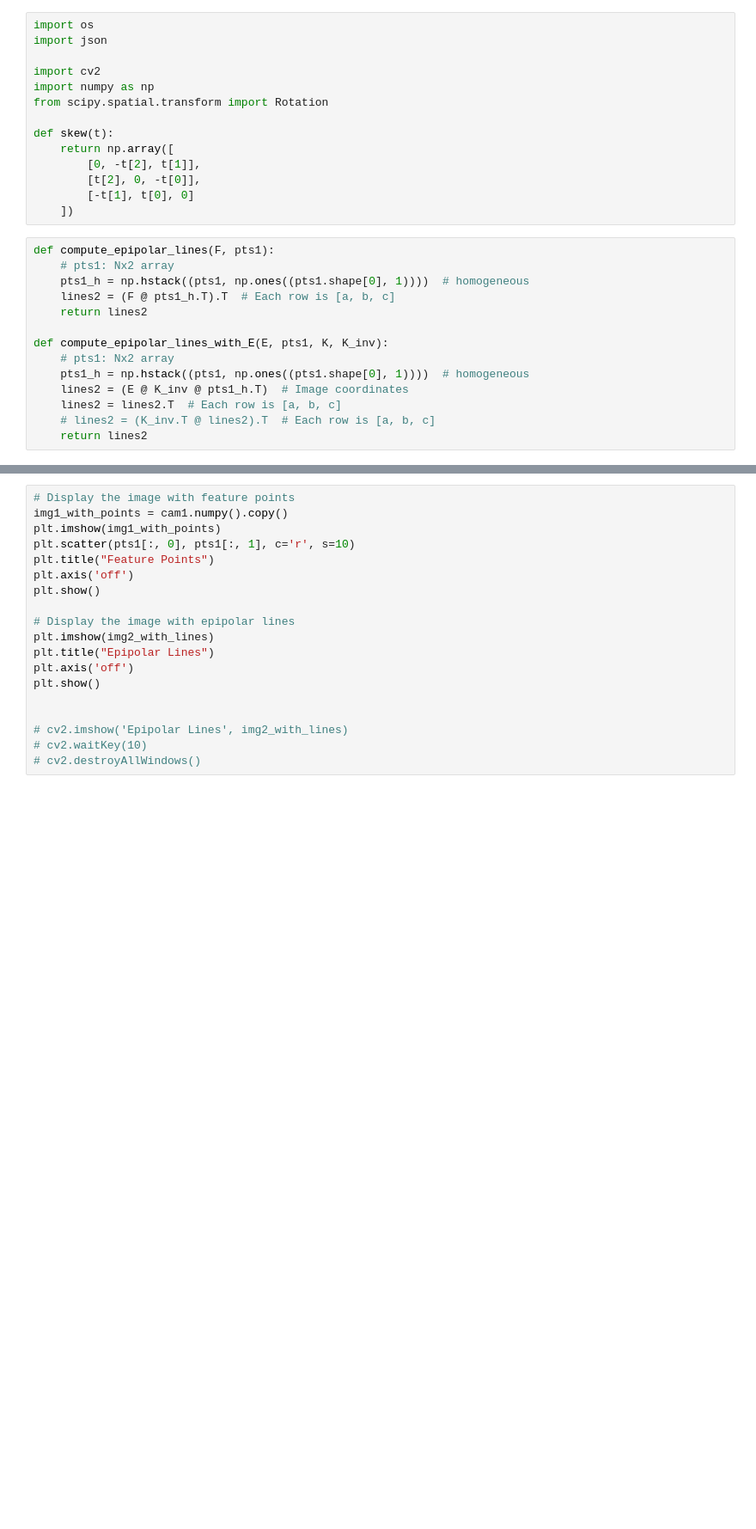
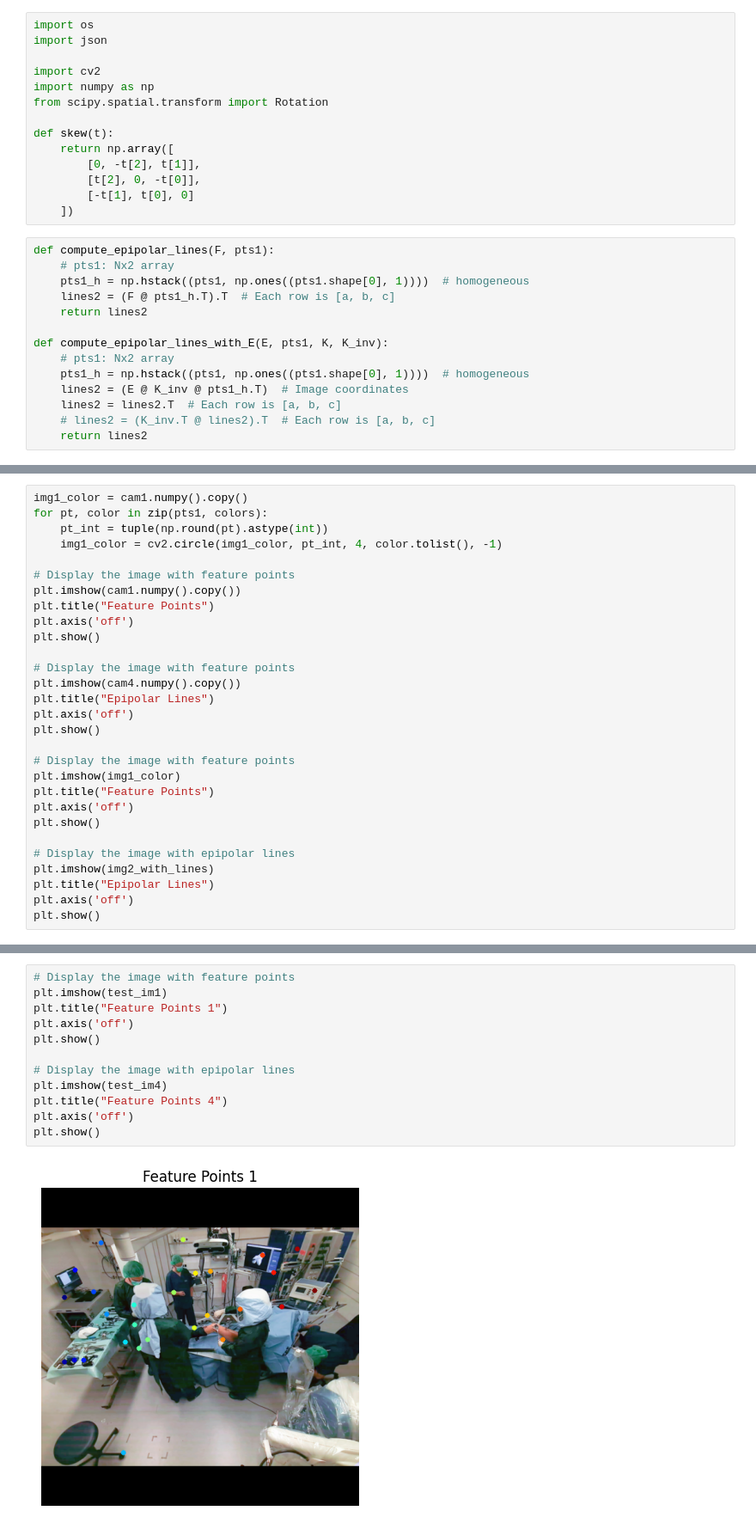
Before and after one commit to ge75xuv/Multiview-Object-Segmentation-with-SAM, a Jupyter notebook: custom_models/epipolar_lines.ipynb, the cells around one changed output, grey strips where cells are left out. Shown at 86% size. Drawn from its saved outputs; the diff is of its cells as text; blank space fills up the shorter version.

```diff
--- a/custom_models/epipolar_lines.ipynb
+++ b/custom_models/epipolar_lines.ipynb
@@ -245,0 +288,29 @@ print(lines2_E)
+# %%
+img1_color = cam1.numpy().copy()
+for pt, color in zip(pts1, colors):
+    pt_int = tuple(np.round(pt).astype(int))
+    img1_color = cv2.circle(img1_color, pt_int, 4, color.tolist(), -1)
+
+# Display the image with feature points
+plt.imshow(cam1.numpy().copy())
+plt.title("Feature Points")
+plt.axis('off')
+plt.show()
+
+# Display the image with feature points
+plt.imshow(cam4.numpy().copy())
+plt.title("Epipolar Lines")
+plt.axis('off')
+plt.show()
+
+# Display the image with feature points
+plt.imshow(img1_color)
+plt.title("Feature Points")
+plt.axis('off')
+plt.show()
+
+# Display the image with epipolar lines
+plt.imshow(img2_with_lines)
+plt.title("Epipolar Lines")
+plt.axis('off')
+plt.show()
@@ -246,19 +378,14 @@ print(lines2_E)
 # %%
 # Display the image with feature points
-img1_with_points = cam1.numpy().copy()
-plt.imshow(img1_with_points)
-plt.scatter(pts1[:, 0], pts1[:, 1], c='r', s=10)
-plt.title("Feature Points")
+plt.imshow(test_im1)
+plt.title("Feature Points 1")
 plt.axis('off')
 plt.show()
 
 # Display the image with epipolar lines
-plt.imshow(img2_with_lines)
-plt.title("Epipolar Lines")
+plt.imshow(test_im4)
+plt.title("Feature Points 4")
 plt.axis('off')
 plt.show()
-
-
-# cv2.imshow('Epipolar Lines', img2_with_lines)
-# cv2.waitKey(10)
-# cv2.destroyAllWindows()
+# %% [output]
+[figure, added]
```
Also changed, not shown: parts of 16 cells of this notebook, 5 other files.
